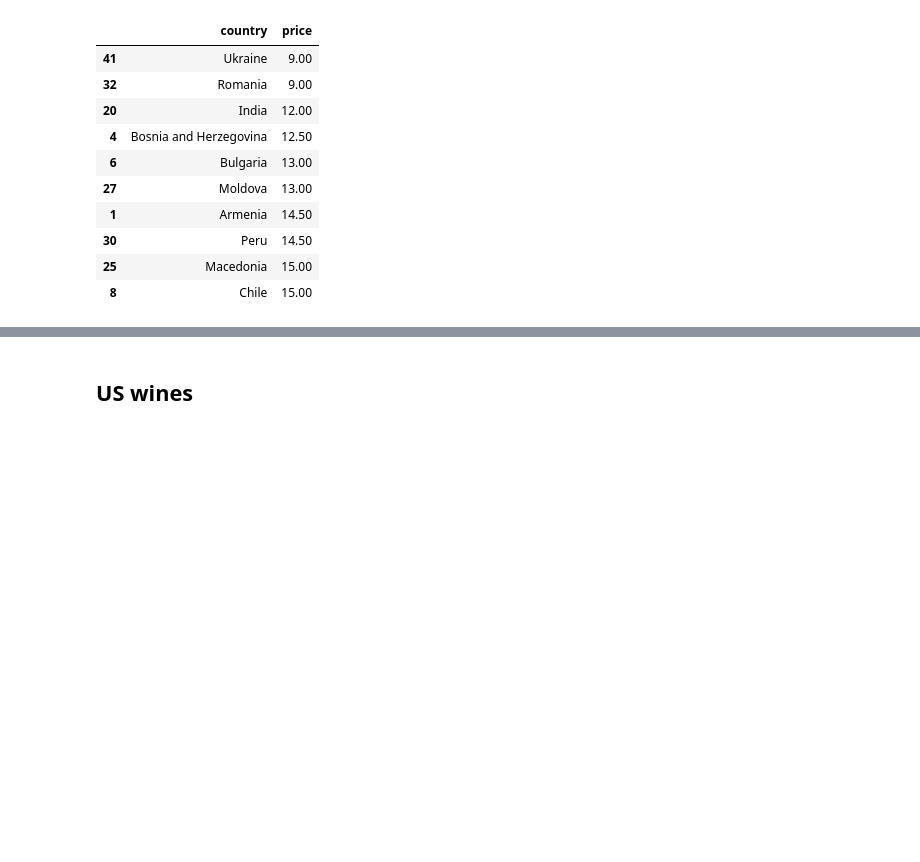
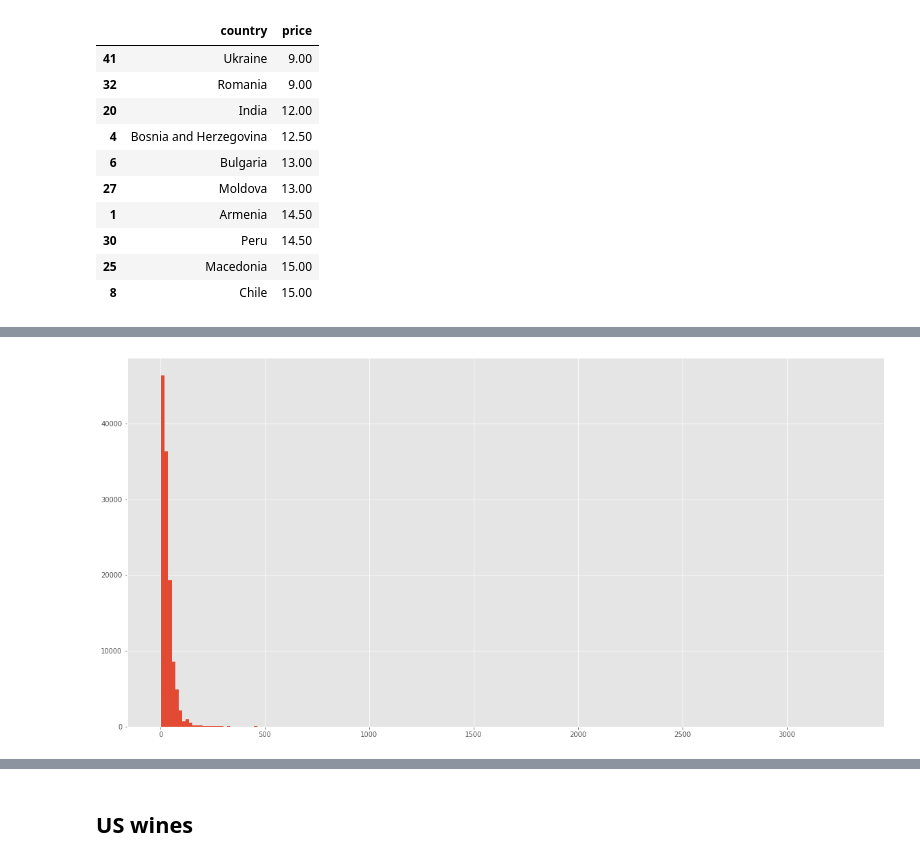
Before and after one commit to tutss/datascience, a Jupyter notebook: wine_eda.ipynb, the cells around one changed output, grey strips where cells are left out. Cells and saved outputs as stored; diff of their text form; code cells hidden in the pictures; blank space fills up the shorter version.

```diff
--- a/wine_eda.ipynb
+++ b/wine_eda.ipynb
@@ -130,0 +185,5 @@ df[['country', 'price']].groupby('country', as_index=False).median().sort_values
+# %%
+plt.figure(figsize=(20,10))
+plt.hist(df.price, bins=200);
+# %% [output]
+[figure, added]
```
Also changed, not shown: parts of 22 cells of this notebook, 1 other file.
